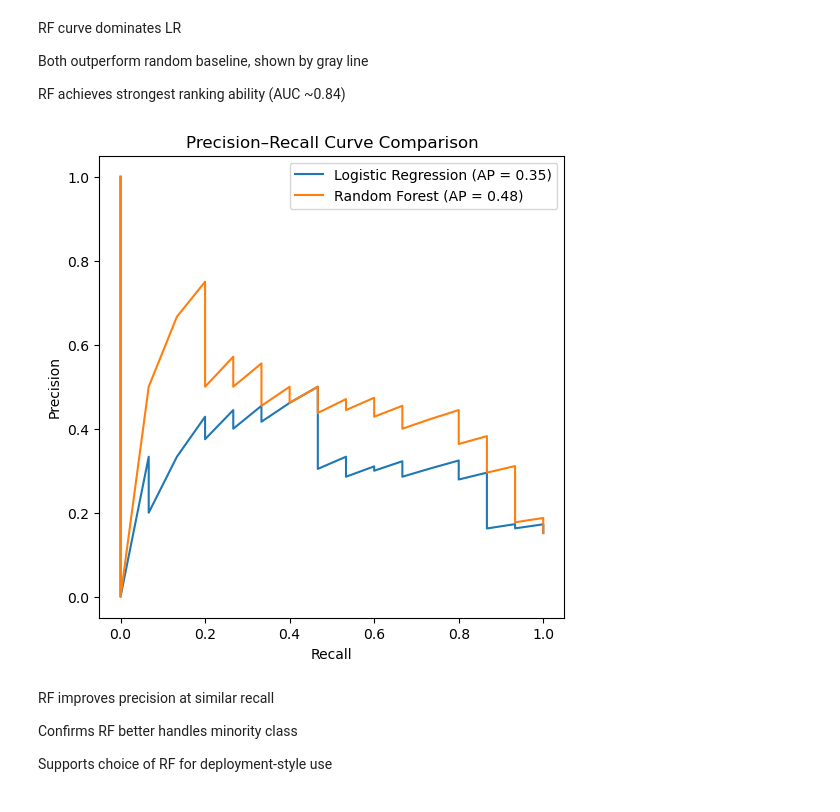
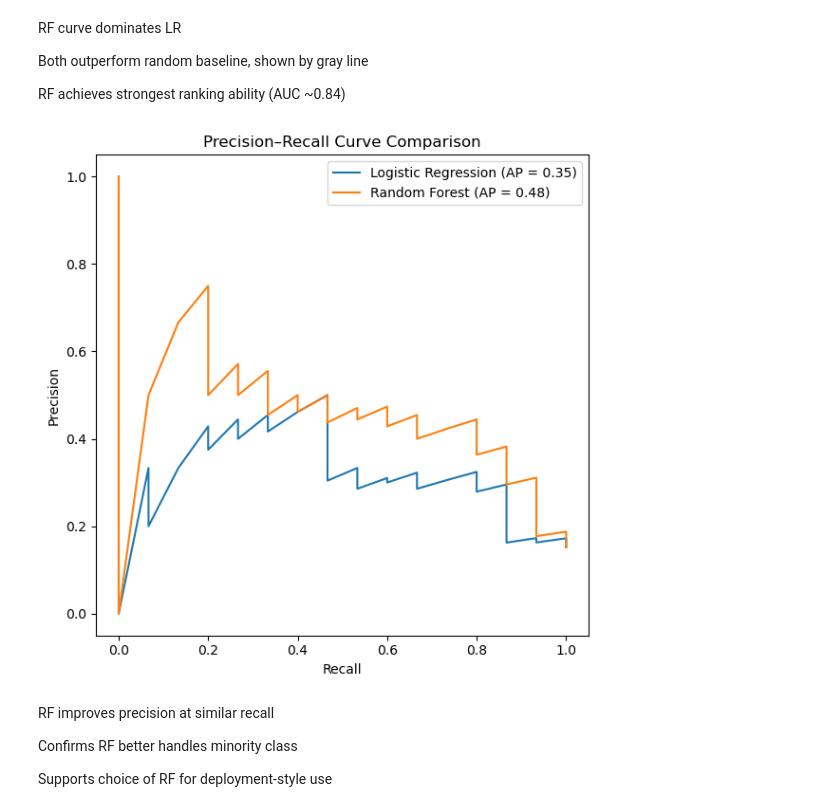
Before and after one commit to DevSSMD/Diabetes_Onset_Prediction_FHIR, a Jupyter notebook: Notebooks_Diabetes_Prediction/06_Evaluation.ipynb, the cells around one changed output. Drawn from its saved outputs; the diff is of its cells as text; code cells hidden in the pictures.

```diff
--- a/Notebooks_Diabetes_Prediction/06_Evaluation.ipynb
+++ b/Notebooks_Diabetes_Prediction/06_Evaluation.ipynb
@@ -70,25 +83,27 @@ RF achieves strongest ranking ability (AUC ~0.84)
 # %%
 # Precision-Recall Curves
 
 from sklearn.metrics import precision_recall_curve, average_precision_score
 
 precision_lr, recall_lr, _ = precision_recall_curve(y_test, y_proba_lr)
 precision_rf, recall_rf, _ = precision_recall_curve(y_test, y_proba_rf)
 
 ap_lr = average_precision_score(y_test, y_proba_lr)
 ap_rf = average_precision_score(y_test, y_proba_rf)
 
 plt.figure(figsize=(6,6))
 plt.plot(recall_lr, precision_lr, label=f"Logistic Regression (AP = {ap_lr:.2f})")
 plt.plot(recall_rf, precision_rf, label=f"Random Forest (AP = {ap_rf:.2f})")
 
 plt.xlabel("Recall")
 plt.ylabel("Precision")
 plt.title("Precision–Recall Curve Comparison")
 plt.legend()
+plt.tight_layout()
+plt.savefig(f"{fig_dir}/pr_curve_comparison.png",dpi=300)
 plt.show()
 # %% [output]
-[figure, old version]
+[figure, new version]
 # %% [markdown]
 RF improves precision at similar recall
 
```
Also changed, not shown: parts of 5 cells of this notebook, 2 other files.
